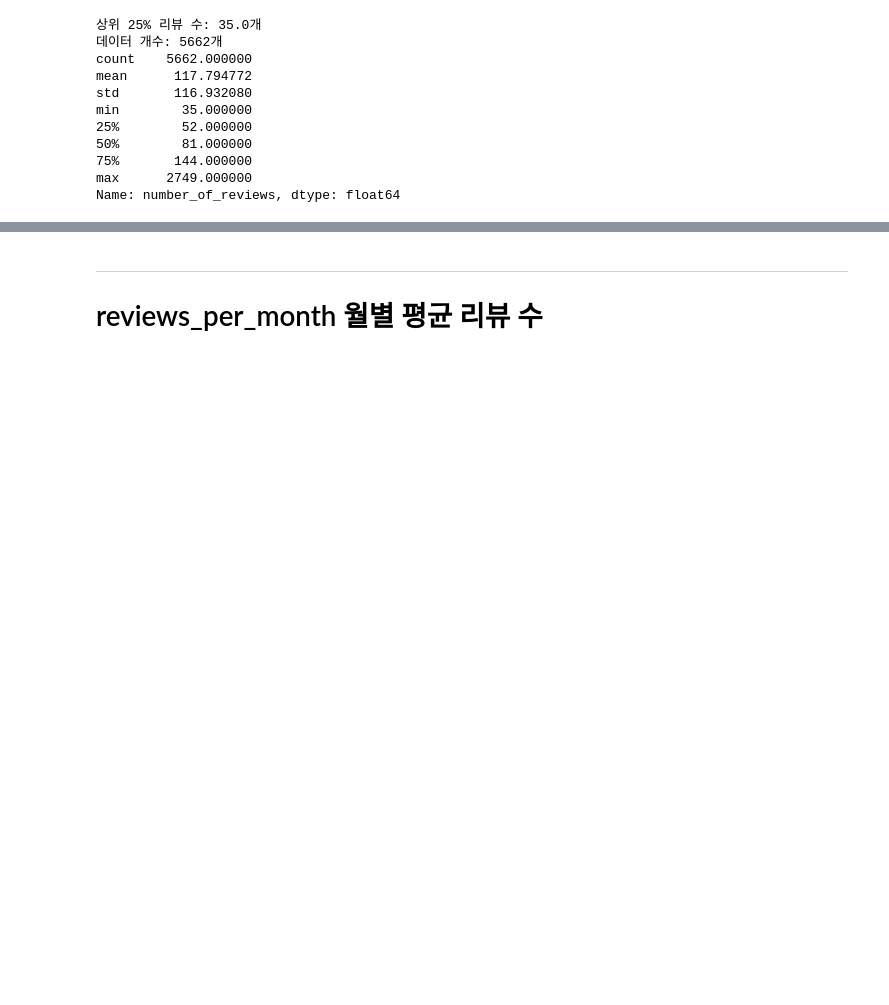
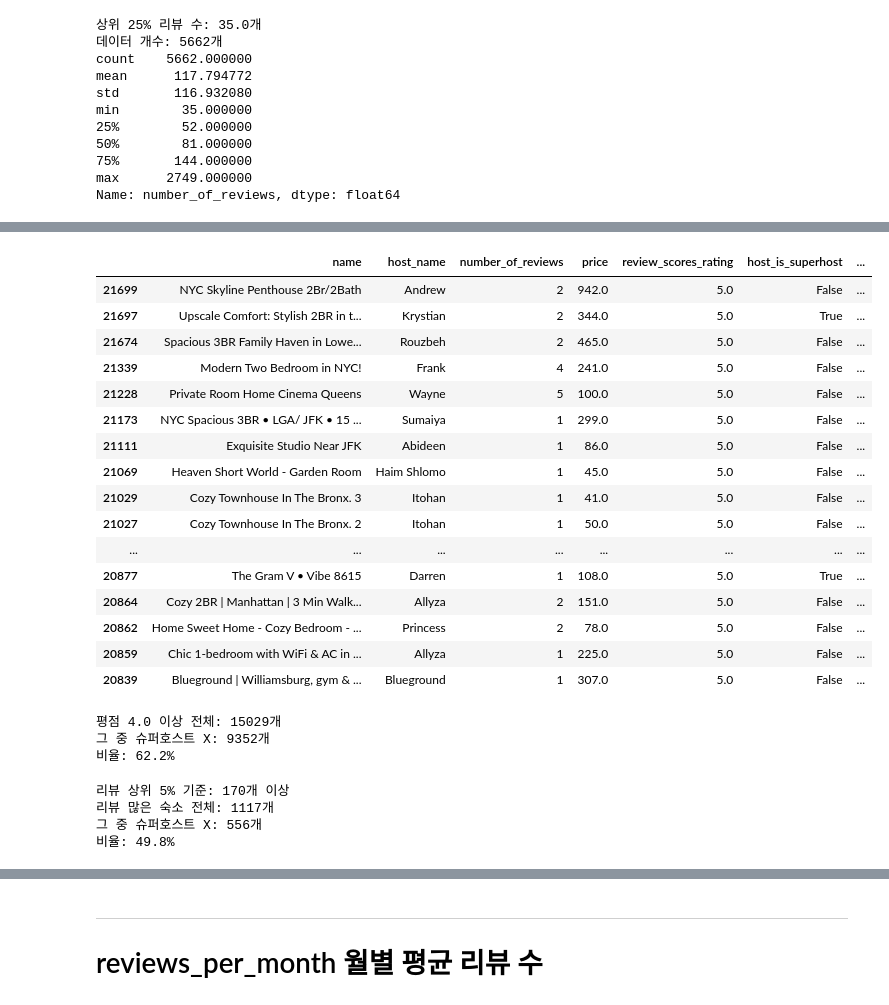
Before and after one commit to sybeom528/airbnb_price_prediction, a Jupyter notebook: notebooks/pjh.ipynb, the cells around one changed output, grey strips where cells are left out. Saved outputs shown, nothing was run; the diff lists cells and outputs as text; code cells hidden in the pictures; blank space fills up the shorter version.

```diff
--- a/notebooks/pjh.ipynb
+++ b/notebooks/pjh.ipynb
@@ -393,0 +374,73 @@ Super Group (Top 5%)     1117  282.83    238.0
+# %%
+# 평점이 높은 순으로 정렬해서 패턴 파악해보기
+cols = [
+    "name",
+    "host_name",
+    "number_of_reviews",
+    "price",
+    "review_scores_rating",
+    "host_is_superhost",
+    "neighbourhood",
+    "room_type",
+]
+
+df_cleaned[cols].sort_values("review_scores_rating", ascending=False).head(30)
+# %% [output]
+|  | name | host_name | number_of_reviews | price | review_scores_rating | host_is_superhost | ... |
+| 21699 | NYC Skyline Penthouse 2Br/2Bath | Andrew | 2 | 942.0 | 5.0 | False | ... |
+| 21697 | Upscale Comfort: Stylish 2BR in t... | Krystian | 2 | 344.0 | 5.0 | True | ... |
+| 21674 | Spacious 3BR Family Haven in Lowe... | Rouzbeh | 2 | 465.0 | 5.0 | False | ... |
+| 21339 | Modern Two Bedroom in NYC! | Frank | 4 | 241.0 | 5.0 | False | ... |
+| 21228 | Private Room Home Cinema Queens | Wayne | 5 | 100.0 | 5.0 | False | ... |
+| 21173 | NYC Spacious 3BR • LGA/ JFK • 15 ... | Sumaiya | 1 | 299.0 | 5.0 | False | ... |
+| 21111 | Exquisite Studio Near JFK | Abideen | 1 | 86.0 | 5.0 | False | ... |
+| 21069 | Heaven Short World - Garden Room | Haim Shlomo | 1 | 45.0 | 5.0 | False | ... |
+| 21029 | Cozy Townhouse In The Bronx. 3 | Itohan | 1 | 41.0 | 5.0 | False | ... |
+| 21027 | Cozy Townhouse In The Bronx. 2 | Itohan | 1 | 50.0 | 5.0 | False | ... |
+| ... | ... | ... | ... | ... | ... | ... | ... |
+| 20877 | The Gram V • Vibe 8615 | Darren | 1 | 108.0 | 5.0 | True | ... |
+| 20864 | Cozy 2BR | Manhattan | 3 Min Walk... | Allyza | 2 | 151.0 | 5.0 | False | ... |
+| 20862 | Home Sweet Home - Cozy Bedroom - ... | Princess | 2 | 78.0 | 5.0 | False | ... |
+| 20859 | Chic 1-bedroom with WiFi & AC in ... | Allyza | 1 | 225.0 | 5.0 | False | ... |
+| 20839 | Blueground | Williamsburg, gym & ... | Blueground | 1 | 307.0 | 5.0 | False | ... |
+# %%
+# 평점 4.0 이상인데 슈퍼호스트가 아닌 숙소
+high_rating_not_super = df_cleaned[
+    (df_cleaned["review_scores_rating"] >= 4.0) & (df_cleaned["host_is_superhost"] == False)
+]
+
+# 평점 4.0 이상일 때
+high_rating = df_cleaned[df_cleaned["review_scores_rating"] >= 4.0]
+
+ratio = len(high_rating_not_super) / len(high_rating) * 100
+
+print(f"평점 4.0 이상 전체: {len(high_rating)}개")
+print(f"그 중 슈퍼호스트 X: {len(high_rating_not_super)}개")
+print(f"비율: {ratio:.1f}%")
+# %% [output]
+평점 4.0 이상 전체: 15029개
+그 중 슈퍼호스트 X: 9352개
+비율: 62.2%
+# %%
+# 리뷰 수 상위 5% 기준
+q95 = df_cleaned["number_of_reviews"].quantile(0.95)
+
+# 리뷰 많은데 슈퍼호스트 아닌 숙소
+many_reviews_not_super = df_cleaned[
+    (df_cleaned["number_of_reviews"] >= q95) & (df_cleaned["host_is_superhost"] == False)
+]
+
+# 리뷰 많은 숙소 전체
+many_reviews = df_cleaned[df_cleaned["number_of_reviews"] >= q95]
+
+ratio = len(many_reviews_not_super) / len(many_reviews) * 100
+
+print(f"리뷰 상위 5% 기준: {q95:.0f}개 이상")
+print(f"리뷰 많은 숙소 전체: {len(many_reviews)}개")
+print(f"그 중 슈퍼호스트 X: {len(many_reviews_not_super)}개")
+print(f"비율: {ratio:.1f}%")
+# %% [output]
+리뷰 상위 5% 기준: 170개 이상
+리뷰 많은 숙소 전체: 1117개
+그 중 슈퍼호스트 X: 556개
+비율: 49.8%
```
Also changed, not shown: parts of 46 cells of this notebook, 1 other file.
